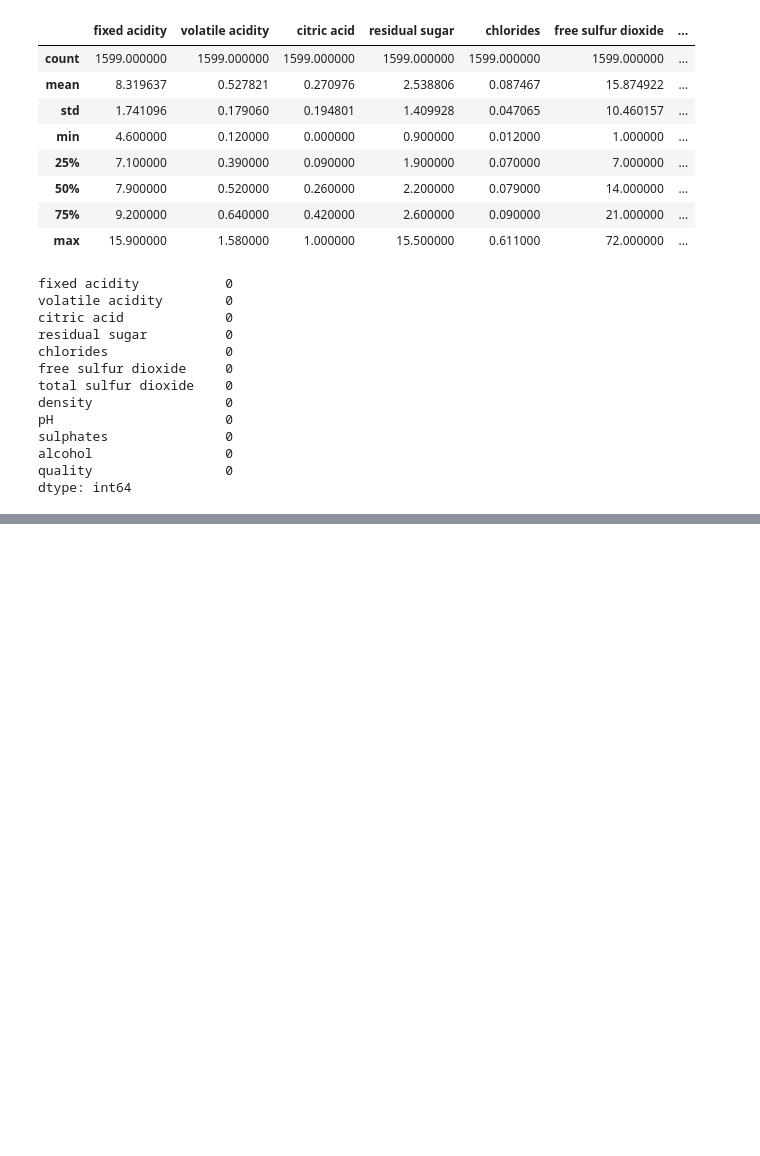
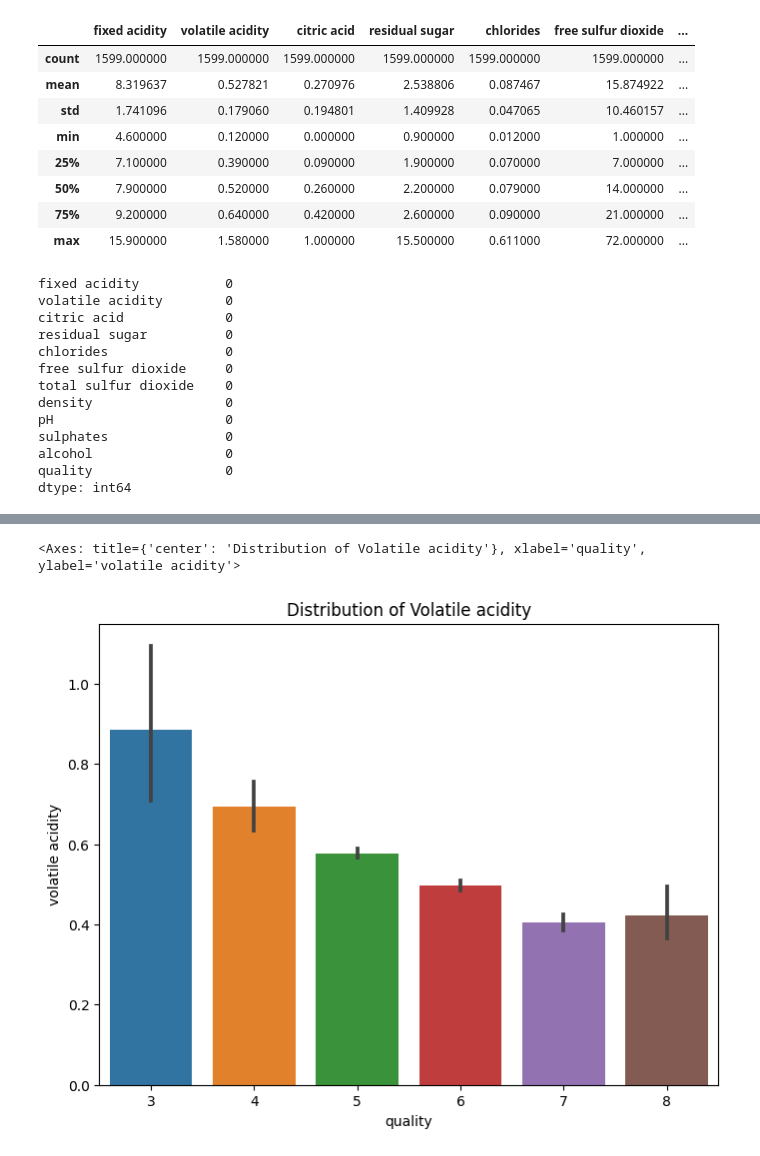
Before and after one commit to debalinasaha63/Data-Science, a Jupyter notebook: Red_wine_quality_prediction.ipynb, the cells around one changed output, grey strips where cells are left out. Cells and saved outputs as stored; diff of their text form; code cells hidden in the pictures; blank space fills up the shorter version.

```diff
--- a/Red_wine_quality_prediction.ipynb
+++ b/Red_wine_quality_prediction.ipynb
@@ -60,0 +144,8 @@ dtype: int64
+# %%
+# volatile acidity v/s quality
+plt.figure(figsize=(8,6))
+plt.title('Distribution of Volatile acidity')
+sns.barplot(x='quality', y='volatile acidity', data=data)
+# %% [output]
+<Axes: title={'center': 'Distribution of Volatile acidity'}, xlabel='quality', ylabel='volatile acidity'>
+[figure, added]
```
Also changed, not shown: parts of 22 cells of this notebook.
